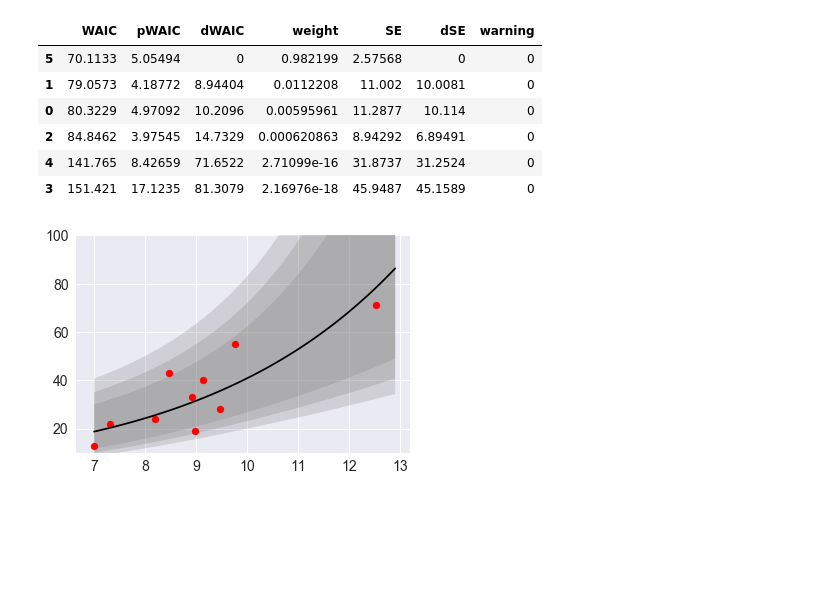
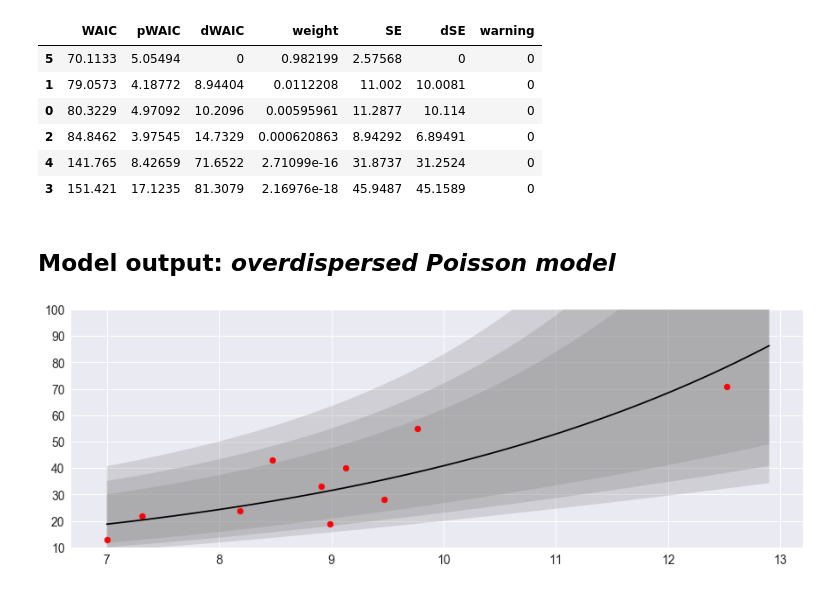
Before and after one commit to agarbuno/bayesreg, a Jupyter notebook: tutorial-p2.ipynb, the cells around one changed output. Saved outputs shown, nothing was run; the diff lists cells and outputs as text; code cells hidden in the pictures; blank space fills up the shorter version.

```diff
--- a/tutorial-p2.ipynb
+++ b/tutorial-p2.ipynb
@@ -817,12 +818,18 @@ res = rsoc[:,:,np.newaxis] + alpha_m[index,np.newaxis] + np.multiply(beta_m[inde
 p50 = np.percentile(res, 50, axis = (0,1))
 plo = np.percentile(res, [2.5, 5, 10], axis = (0,1))
 phi = np.percentile(res, [97.5, 95, 90], axis = (0,1))
+# %% [markdown]
+## Model output: *overdispersed Poisson model*
 # %%
-plt.plot(h, np.exp(p50), 'k')
-plt.fill_between(h, np.exp(plo)[0], np.exp(phi)[0], facecolor = 'gray', alpha = .25)
-plt.fill_between(h, np.exp(plo)[1], np.exp(phi)[1], facecolor = 'gray', alpha = .25)
-plt.fill_between(h, np.exp(plo)[2], np.exp(phi)[2], facecolor = 'gray', alpha = .25)
-plt.scatter(log_pop, df.tools, c = 'r');
-plt.ylim((10,100));
+def plot_overdisp():
+    fig = plt.figure(figsize=(15, 5));
+    plt.plot(h, np.exp(p50), 'k')
+    plt.fill_between(h, np.exp(plo)[0], np.exp(phi)[0], facecolor = 'gray', alpha = .25)
+    plt.fill_between(h, np.exp(plo)[1], np.exp(phi)[1], facecolor = 'gray', alpha = .25)
+    plt.fill_between(h, np.exp(plo)[2], np.exp(phi)[2], facecolor = 'gray', alpha = .25)
+    plt.scatter(log_pop, df.tools, c = 'r');
+    plt.ylim((10,100));
-# %% [output]
-[figure, removed]
+# %%
+plot_overdisp()
+# %% [output]
+[figure, added]
```
Also changed, not shown: parts of 4 cells of this notebook, 2 other files.
